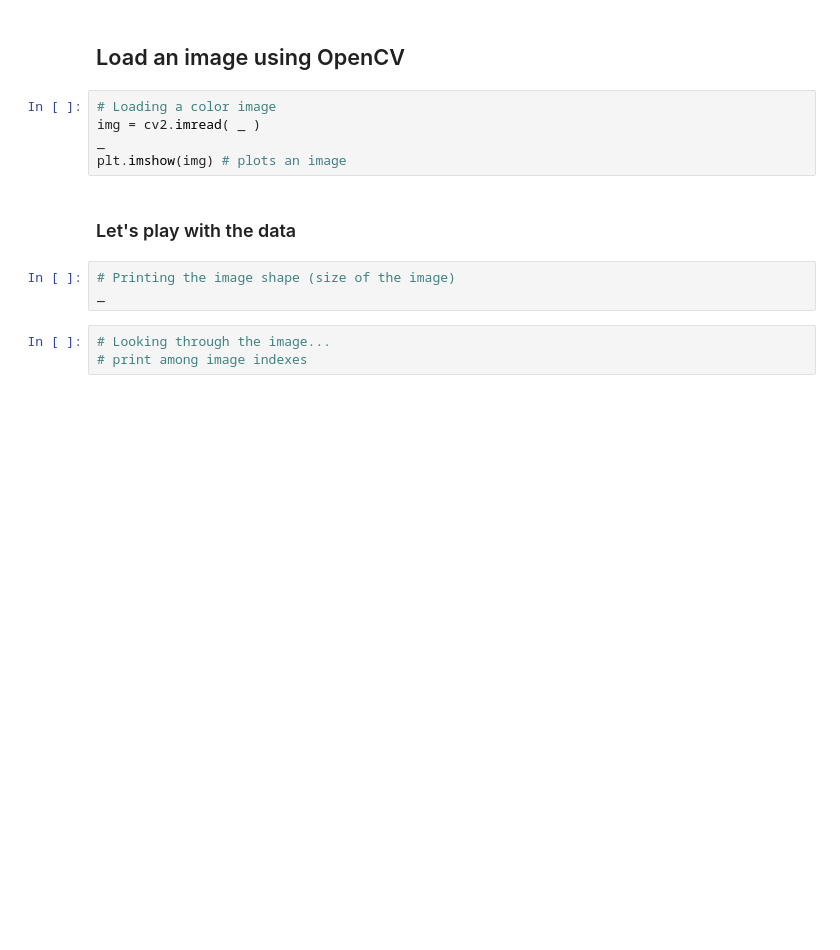
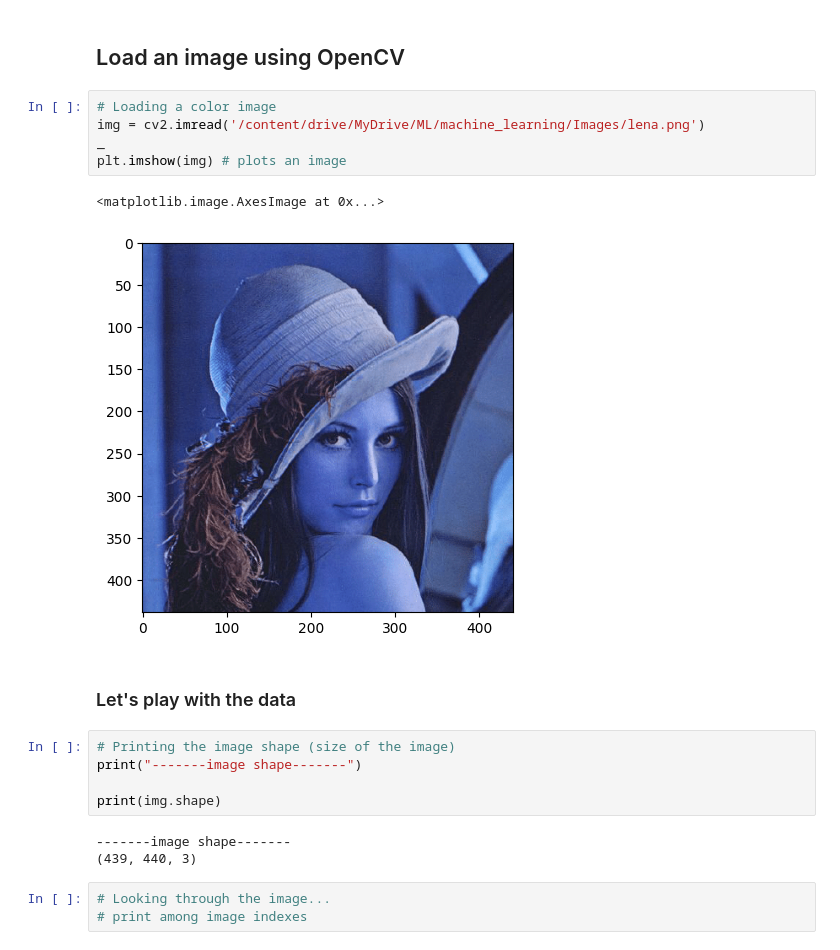
Before and after one commit to FelipeSaCh/machine_learning, a Jupyter notebook: Sem_01/Basics.ipynb, the cells around one changed output. Cells and saved outputs as stored; diff of their text form; blank space fills up the shorter version.

```diff
--- a/Sem_01/Basics.ipynb
+++ b/Sem_01/Basics.ipynb
@@ -41,14 +88,22 @@ import matplotlib.pyplot as plt
 ## Load an image using OpenCV
 # %%
 # Loading a color image
-img = cv2.imread( _ )
+img = cv2.imread('/content/drive/MyDrive/ML/machine_learning/Images/lena.png')
 _
 plt.imshow(img) # plots an image
+# %% [output]
+<matplotlib.image.AxesImage at 0x...>
+[figure, added]
 # %% [markdown]
 ### Let's play with the data
 # %%
 # Printing the image shape (size of the image)
-_
+print("-------image shape-------")
+
+print(img.shape)
+# %% [output]
+-------image shape-------
+(439, 440, 3)
 # %%
 # Looking through the image...
 # print among image indexes
```
Also changed, not shown: parts of 4 cells of this notebook.
